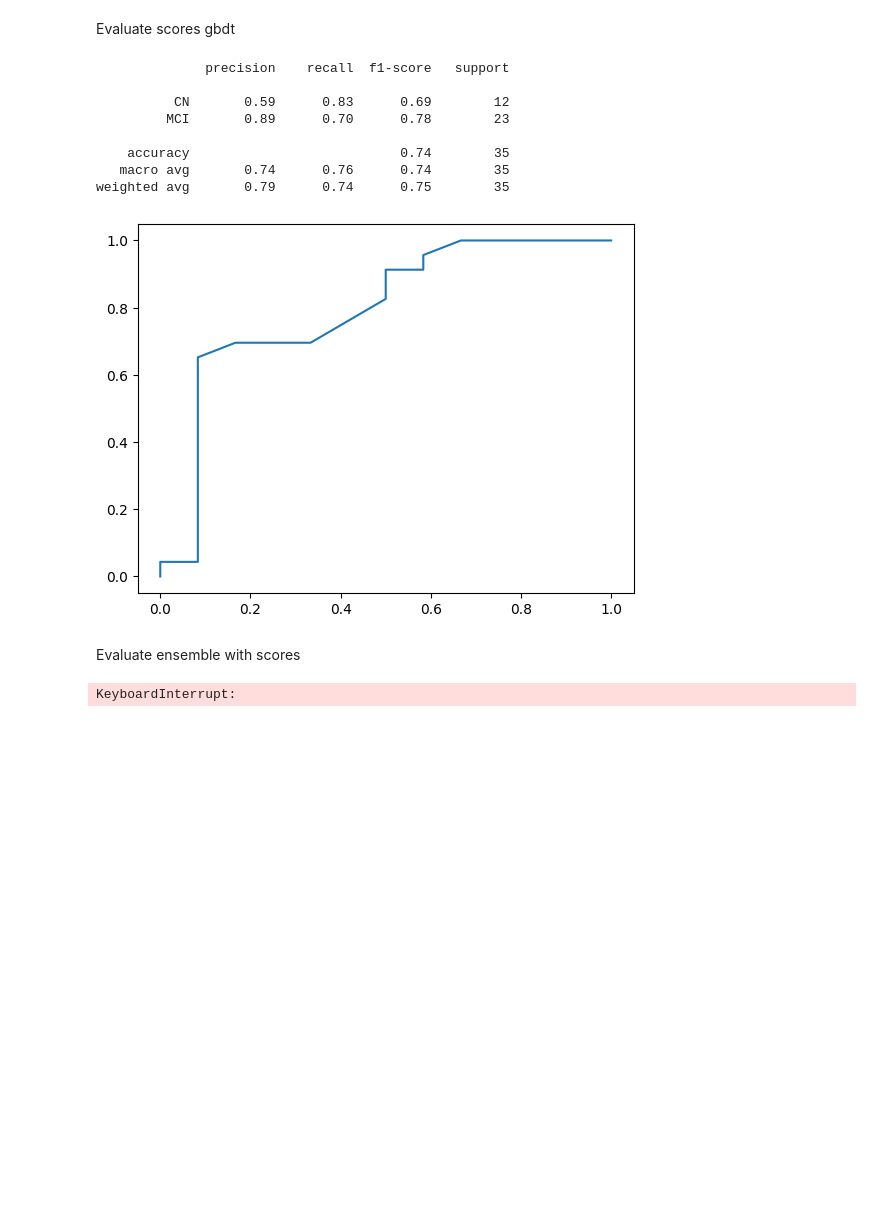
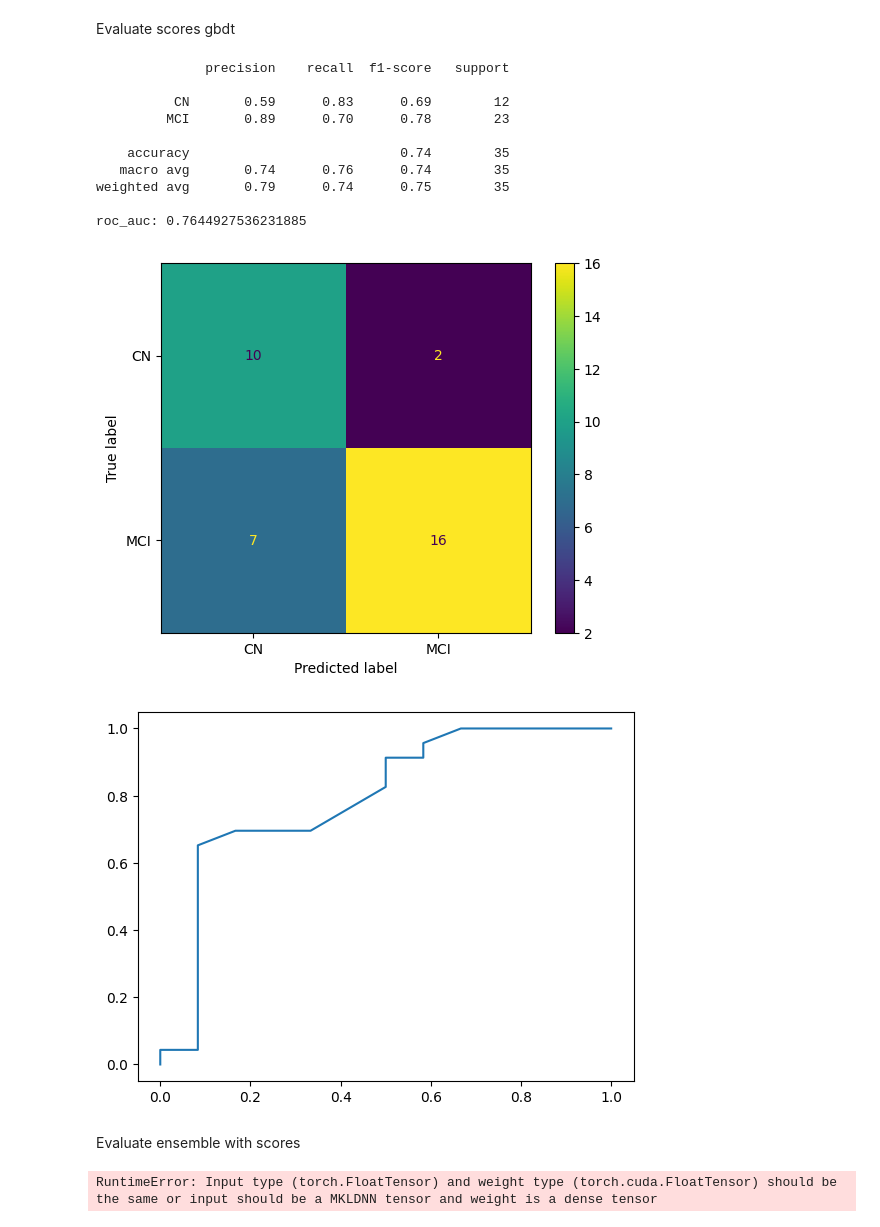
Before and after one commit to oscarlloydjohn/lloyd-john-MIUA-2025, a Jupyter notebook: eval_ensemble.ipynb, the cells around one changed output. Saved outputs shown, nothing was run; the diff lists cells and outputs as text; code cells hidden in the pictures; blank space fills up the shorter version.

```diff
--- a/eval_ensemble.ipynb
+++ b/eval_ensemble.ipynb
@@ -59,10 +59,7 @@ Total MCI: 23
 true = []
 pred_probs = []
 pred_classes = []
-
-model = pointnet2_cls_msg.get_model(2, normal_channel=False)
-
-model.load_state_dict(torch.load(os.path.join(os.path.dirname(__file__), "pointnet.pth"), weights_only=True))
+data = []
 
 # Run multiple times to account for randomness
 for i in range(5):
@@ -71,8 +68,12 @@ for i in range(5):
 
         pred_class, output, _ = get_pointnet_prediction(subject.data['lhcampus_pointcloud_aligned'], 'cuda')
 
+        data.append(subject.data['lhcampus_pointcloud_aligned'])
+
         true.append(subject.data['research_group'])
 
         pred_probs.append(output)
 
         pred_classes.append(pred_class)
+
+np.savez('/uolstore/home/student_lnxhome01/sc22olj/Compsci/year3/individual-project-COMP3931/individual-project-sc22olj/pointnet_eval.npz', true, pred_probs, pred_classes, data)
@@ -100,16 +119,21 @@ Evaluate volumes gbdt
 true = []
 pred_probs = []
 pred_classes = []
+data = []
 
 for subject in subject_list:
 
     pred_class, output, _ = get_volumes_prediction(subject.data['volumes'])
+
+    data.append(subject.data['volumes'])
 
     true.append(subject.data['research_group'])
 
     pred_probs.append(output)
 
     pred_classes.append(pred_class)
+
+np.savez('/uolstore/home/student_lnxhome01/sc22olj/Compsci/year3/individual-project-COMP3931/individual-project-sc22olj/volumes_eval.npz', true, pred_probs, pred_classes, data)
 # %%
 report = classification_report(true, pred_classes, target_names=['CN', 'MCI'])
 
@@ -132,36 +175,56 @@ Evaluate scores gbdt
 true = []
 pred_probs = []
 pred_classes = []
+data = []
 
 for subject in subject_list:
 
     pred_class, output = get_scores_prediction(subject.data['scores'])
+
+    data.append(subject.data['scores'])
 
     true.append(subject.data['research_group'])
 
     pred_probs.append(output)
 
     pred_classes.append(pred_class)
+
+np.savez('/uolstore/home/student_lnxhome01/sc22olj/Compsci/year3/individual-project-COMP3931/individual-project-sc22olj/scores_eval.npz', true, pred_probs, pred_classes, data)
 # %%
 report = classification_report(true, pred_classes, target_names=['CN', 'MCI'])
 
 print(report)
 
+roc_auc = roc_auc_score(true, pred_classes)
+
+print(f"roc_auc: {roc_auc}")
+
 fpr, tpr, thresholds = roc_curve(true, pred_probs)
+
+conf_matrix = confusion_matrix(true, pred_classes)
+
+conf_matrix_disp = ConfusionMatrixDisplay(conf_matrix, display_labels=['CN','MCI'])
+
+conf_matrix_disp.plot()
+
+plt.show()
 
 plt.plot(fpr, tpr)
 
 plt.show()
 # %% [output]
               precision    recall  f1-score   support
 
           CN       0.59      0.83      0.69        12
          MCI       0.89      0.70      0.78        23
 
     accuracy                           0.74        35
    macro avg       0.74      0.76      0.74        35
 weighted avg       0.79      0.74      0.75        35
+
+roc_auc: 0.7644927536231885
-[figure, old version]
+[figure, new version]
+[figure, added]
 # %% [markdown]
 Evaluate ensemble with scores
 # %%
@@ -185,7 +248,7 @@ for subject in subject_list:
 
     pred_classes.append(pred_class)
 # %% [output]
-KeyboardInterrupt:
+RuntimeError: Input type (torch.FloatTensor) and weight type (torch.cuda.FloatTensor) should be the same or input should be a MKLDNN tensor and weight is a dense tensor
 # %%
 report = classification_report(true, pred_classes, target_names=['CN', 'MCI'])
 
```
Also changed, not shown: parts of 3 cells of this notebook, 2 other files.
